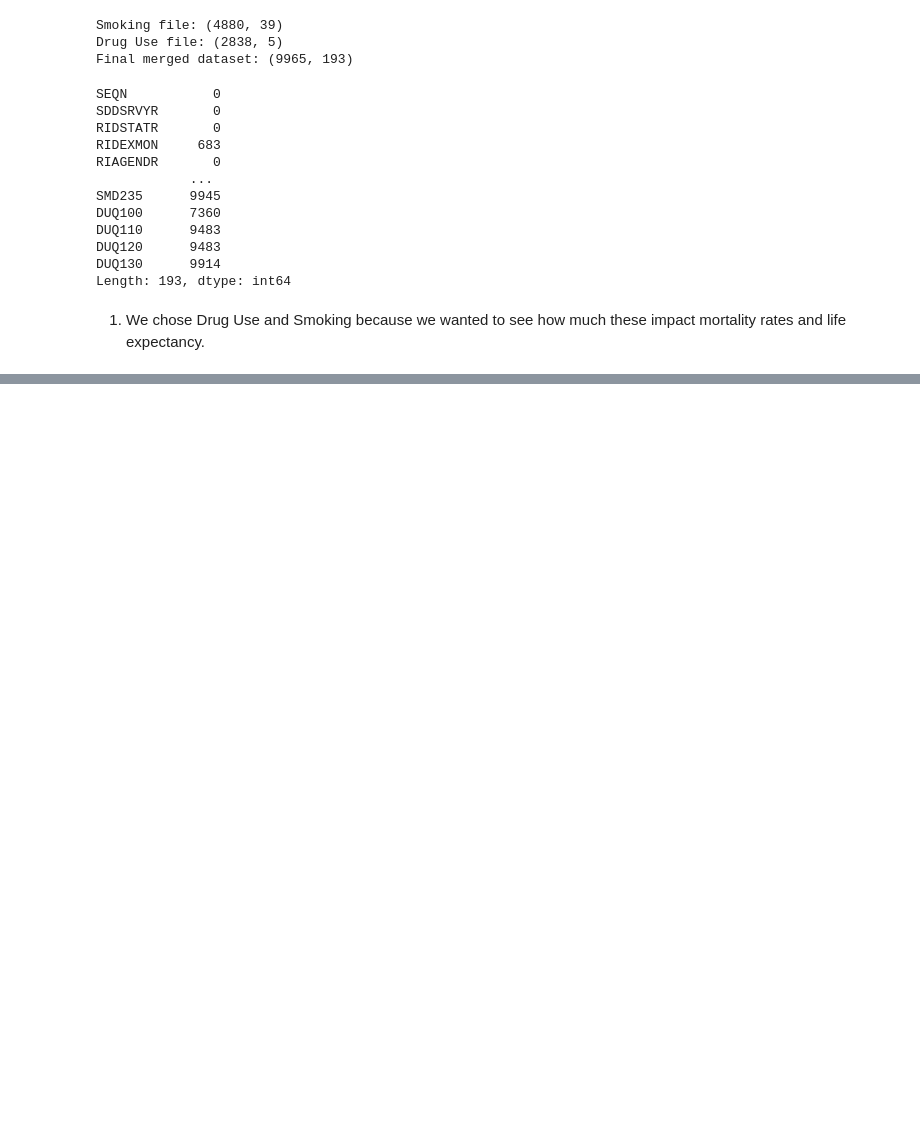
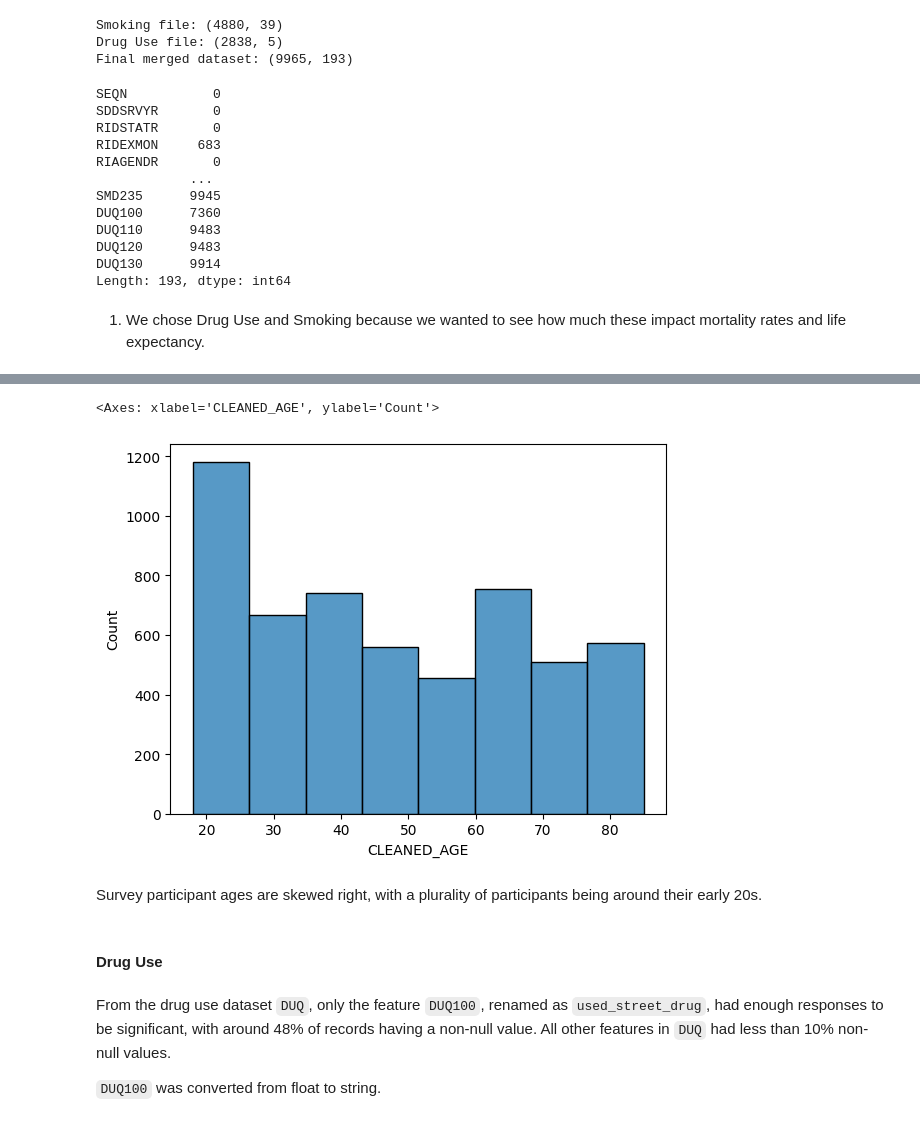
Before and after one commit to kenny507/undergrad_ml_assignments, a Jupyter notebook: project_1_bsds.ipynb, the cells around one changed output, grey strips where cells are left out. Saved outputs shown, nothing was run; the diff lists cells and outputs as text; code cells hidden in the pictures; blank space fills up the shorter version.

Commit message:
added age and drug use eda

```diff
--- a/project_1_bsds.ipynb
+++ b/project_1_bsds.ipynb
@@ -143,3 +147,8 @@ DUQ130      9914
 Length: 193, dtype: int64
 # %% [markdown]
 1. We chose Drug Use and Smoking because we wanted to see how much these impact mortality rates and life expectancy.
+# %%
+# filtering out records that are not eligible for linkage (without a valid MORTSTAT)
+df_linked = df[df["MORTSTAT"].notna()]
+print(df_linked.shape)
+df_linked.head()
@@ -145,0 +179,3 @@ Length: 193, dtype: int64
+# %%
+df_linked["CLEANED_AGE"] = np.where(df_linked["RIDAGEEX"].notna(), df_linked["RIDAGEEX"] // 12, df_linked["RIDAGEYR"])
+df_linked.head()
@@ -145,0 +207,13 @@ Length: 193, dtype: int64
+# %%
+sns.histplot(df_linked["CLEANED_AGE"], bins=8)
+# %% [output]
+<Axes: xlabel='CLEANED_AGE', ylabel='Count'>
+[figure, added]
+# %% [markdown]
+Survey participant ages are skewed right, with a plurality of participants being around their early 20s.
+# %% [markdown]
+#### Drug Use
+# %% [markdown]
+From the drug use dataset `DUQ`, only the feature `DUQ100`, renamed as `used_street_drug`, had enough responses to be significant, with around 48% of records having a non-null value. All other features in `DUQ` had less than 10% non-null values.
+
+`DUQ100` was converted from float to string.
```
Also changed, not shown: parts of 15 cells of this notebook.
